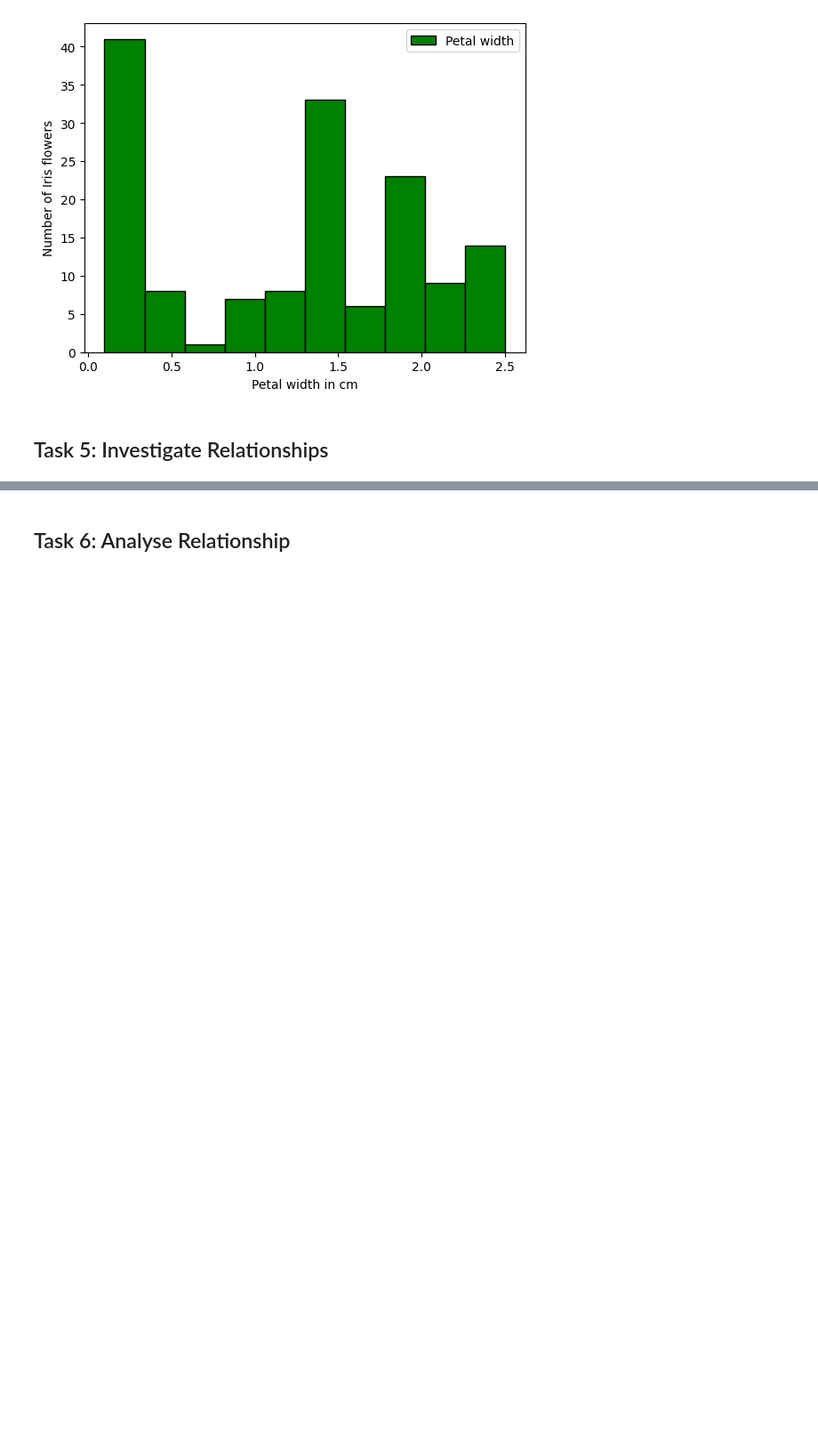
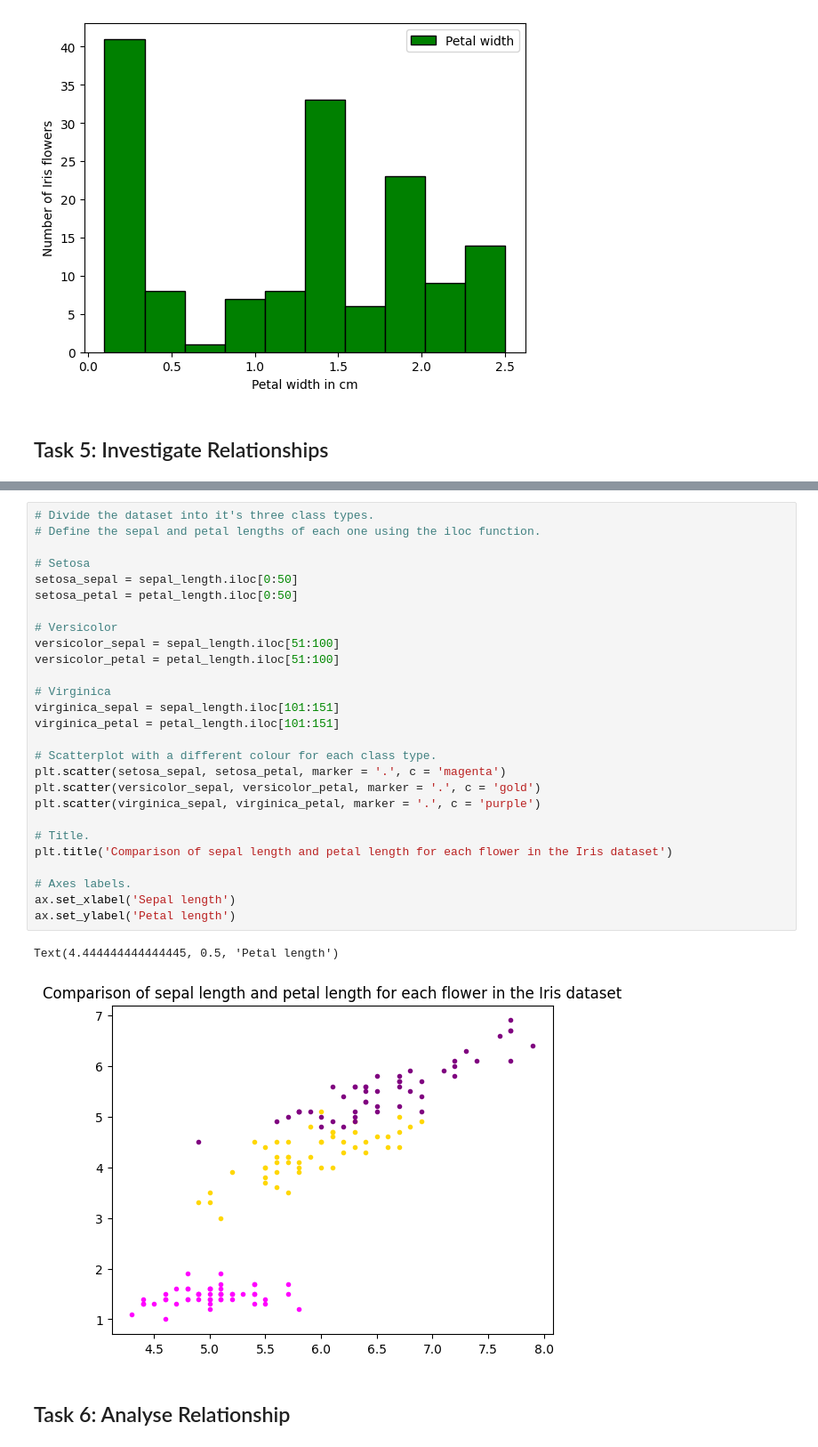
Before and after one commit to zoeharlowe/principles_of_data_analytics, a Jupyter notebook: tasks.ipynb, the cells around one changed output, grey strips where cells are left out. Shown: that part at 89% size. Saved outputs shown, nothing was run; the diff lists cells and outputs as text; blank space fills up the shorter version.

Commit message:
Created scatterplot in Task 5

```diff
--- a/tasks.ipynb
+++ b/tasks.ipynb
@@ -188,3 +198,33 @@ Text(0, 0.5, 'Number of Iris flowers')
+# %%
+# Divide the dataset into it's three class types.
+# Define the sepal and petal lengths of each one using the iloc function.
+
+# Setosa
+setosa_sepal = sepal_length.iloc[0:50]
+setosa_petal = petal_length.iloc[0:50]
+
+# Versicolor
+versicolor_sepal = sepal_length.iloc[51:100]
+versicolor_petal = petal_length.iloc[51:100]
+
+# Virginica
+virginica_sepal = sepal_length.iloc[101:151]
+virginica_petal = petal_length.iloc[101:151]
+
+# Scatterplot with a different colour for each class type.
+plt.scatter(setosa_sepal, setosa_petal, marker = '.', c = 'magenta')
+plt.scatter(versicolor_sepal, versicolor_petal, marker = '.', c = 'gold')
+plt.scatter(virginica_sepal, virginica_petal, marker = '.', c = 'purple')
+
+# Title.
+plt.title('Comparison of sepal length and petal length for each flower in the Iris dataset')
+
+# Axes labels.
+ax.set_xlabel('Sepal length')
+ax.set_ylabel('Petal length')
+# %% [output]
+Text(4.444444444444445, 0.5, 'Petal length')
+[figure, added]
 # %% [markdown]
 ## Task 6: Analyse Relationship
 # %% [markdown]
```
Also changed, not shown: parts of 2 cells of this notebook.
